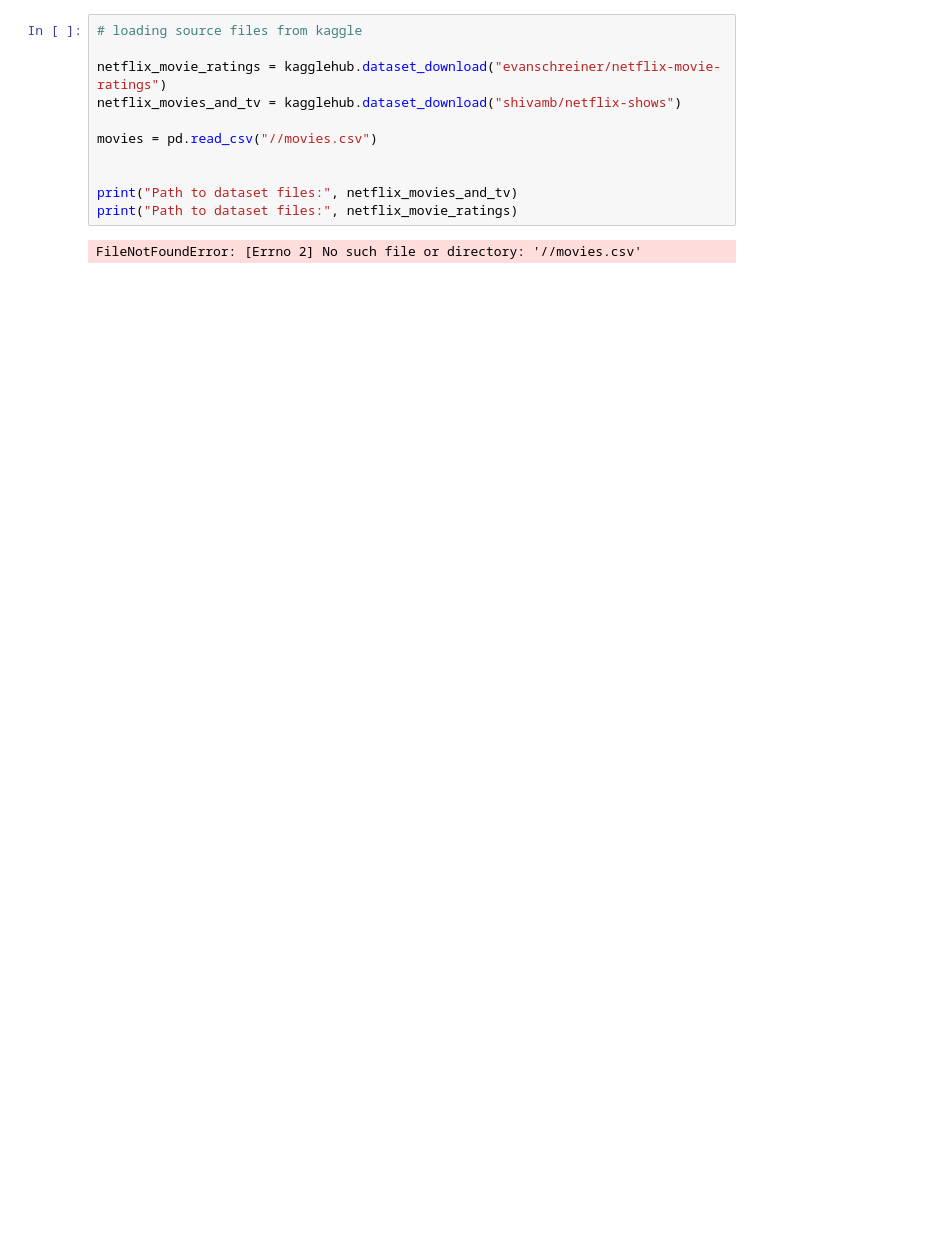
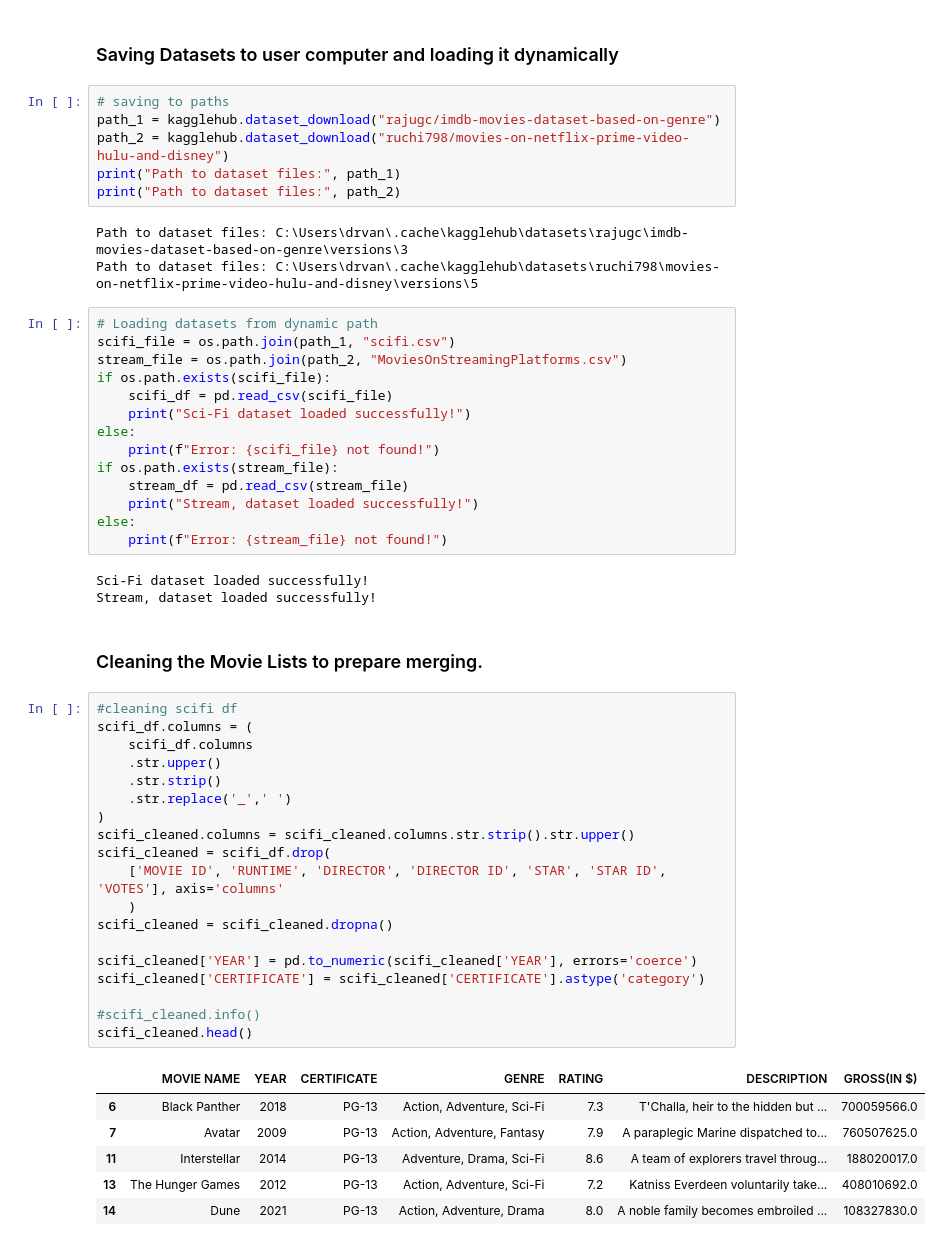
Before and after one commit to danthreepo/CapstoneProject_2025, a Jupyter notebook: vankirk_capstone_project_2025.ipynb, the cells around one changed output. Saved outputs shown, nothing was run; the diff lists cells and outputs as text; blank space fills up the shorter version.

```diff
--- a/vankirk_capstone_project_2025.ipynb
+++ b/vankirk_capstone_project_2025.ipynb
@@ -7,13 +12,56 @@ import kagglehub
-# %%
-# loading source files from kaggle
-
-netflix_movie_ratings = kagglehub.dataset_download("evanschreiner/netflix-movie-ratings")
-netflix_movies_and_tv = kagglehub.dataset_download("shivamb/netflix-shows")
-
-movies = pd.read_csv("//movies.csv")
-
-
-print("Path to dataset files:", netflix_movies_and_tv)
-print("Path to dataset files:", netflix_movie_ratings)
-# %% [output]
-FileNotFoundError: [Errno 2] No such file or directory: '//movies.csv'
+# %% [markdown]
+### Saving Datasets to user computer and loading it dynamically
+# %%
+# saving to paths
+path_1 = kagglehub.dataset_download("rajugc/imdb-movies-dataset-based-on-genre")
+path_2 = kagglehub.dataset_download("ruchi798/movies-on-netflix-prime-video-hulu-and-disney")
+print("Path to dataset files:", path_1)
+print("Path to dataset files:", path_2)
+# %% [output]
+Path to dataset files: C:\Users\drvan\.cache\kagglehub\datasets\rajugc\imdb-movies-dataset-based-on-genre\versions\3
+Path to dataset files: C:\Users\drvan\.cache\kagglehub\datasets\ruchi798\movies-on-netflix-prime-video-hulu-and-disney\versions\5
+# %%
+# Loading datasets from dynamic path
+scifi_file = os.path.join(path_1, "scifi.csv")
+stream_file = os.path.join(path_2, "MoviesOnStreamingPlatforms.csv")
+if os.path.exists(scifi_file):
+    scifi_df = pd.read_csv(scifi_file)
+    print("Sci-Fi dataset loaded successfully!")
+else:
+    print(f"Error: {scifi_file} not found!")
+if os.path.exists(stream_file):
+    stream_df = pd.read_csv(stream_file)
+    print("Stream, dataset loaded successfully!")
+else:
+    print(f"Error: {stream_file} not found!")
+# %% [output]
+Sci-Fi dataset loaded successfully!
+Stream, dataset loaded successfully!
+# %% [markdown]
+### Cleaning the Movie Lists to prepare merging.
+# %%
+#cleaning scifi df
+scifi_df.columns = (
+    scifi_df.columns
+    .str.upper()
+    .str.strip()
+    .str.replace('_',' ')
+)
+scifi_cleaned.columns = scifi_cleaned.columns.str.strip().str.upper()
+scifi_cleaned = scifi_df.drop(
+    ['MOVIE ID', 'RUNTIME', 'DIRECTOR', 'DIRECTOR ID', 'STAR', 'STAR ID', 'VOTES'], axis='columns'
+    )
+scifi_cleaned = scifi_cleaned.dropna()
+
+scifi_cleaned['YEAR'] = pd.to_numeric(scifi_cleaned['YEAR'], errors='coerce')
+scifi_cleaned['CERTIFICATE'] = scifi_cleaned['CERTIFICATE'].astype('category')
+
+#scifi_cleaned.info()
+scifi_cleaned.head()
+# %% [output]
+|  | MOVIE NAME | YEAR | CERTIFICATE | GENRE | RATING | DESCRIPTION | GROSS(IN $) |
+| 6 | Black Panther | 2018 | PG-13 | Action, Adventure, Sci-Fi | 7.3 | T'Challa, heir to the hidden but ... | 700059566.0 |
+| 7 | Avatar | 2009 | PG-13 | Action, Adventure, Fantasy | 7.9 | A paraplegic Marine dispatched to... | 760507625.0 |
+| 11 | Interstellar | 2014 | PG-13 | Adventure, Drama, Sci-Fi | 8.6 | A team of explorers travel throug... | 188020017.0 |
+| 13 | The Hunger Games | 2012 | PG-13 | Action, Adventure, Sci-Fi | 7.2 | Katniss Everdeen voluntarily take... | 408010692.0 |
+| 14 | Dune | 2021 | PG-13 | Action, Adventure, Drama | 8.0 | A noble family becomes embroiled ... | 108327830.0 |
```
Also changed, not shown: parts of 14 cells of this notebook.
